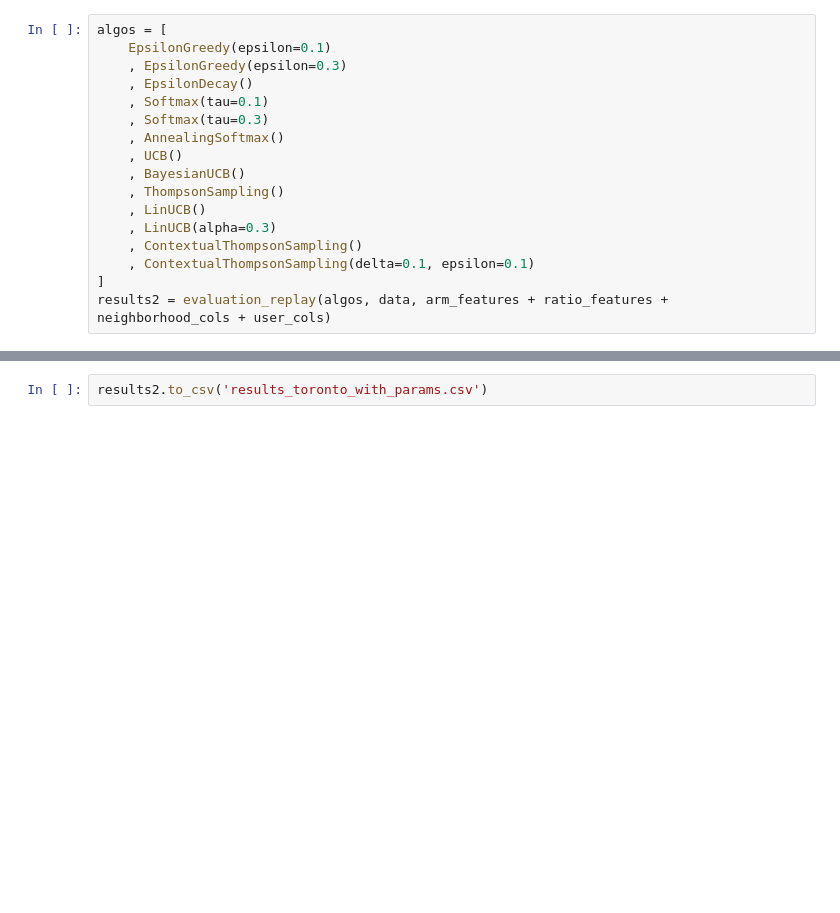
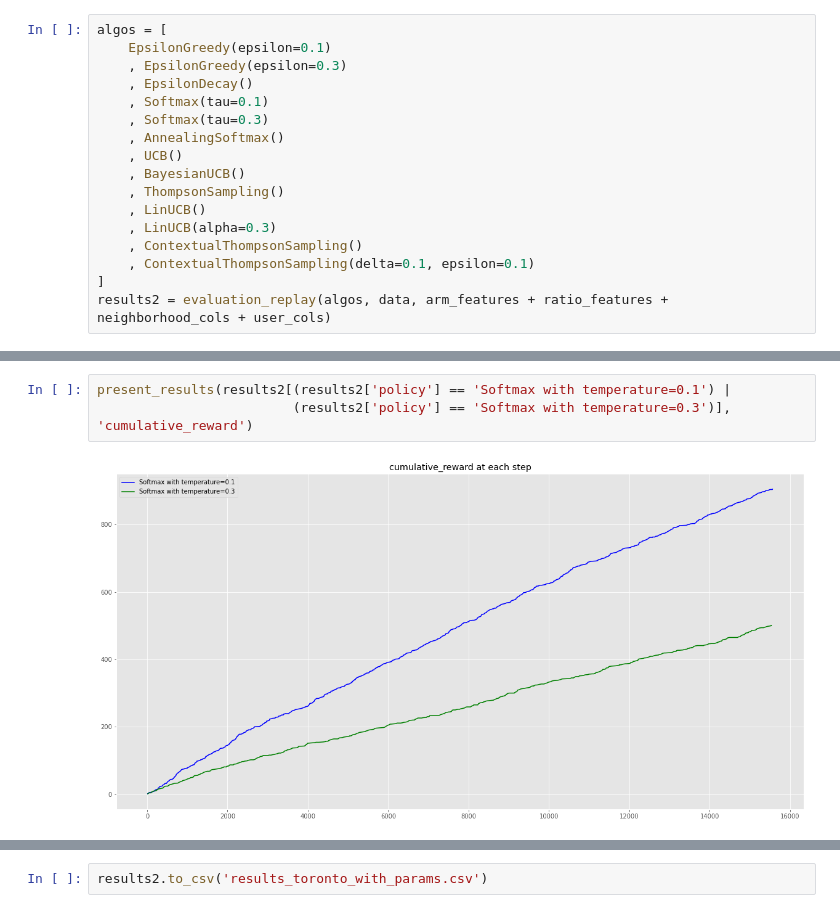
Before and after one commit to raychng/bt4014-project, a Jupyter notebook: bandits_toronto.ipynb, the cells around one changed output, grey strips where cells are left out. Drawn from its saved outputs; the diff is of its cells as text; blank space fills up the shorter version.

```diff
--- a/bandits_toronto.ipynb
+++ b/bandits_toronto.ipynb
@@ -640,0 +654,5 @@ present_results(results2, 'cumulative_reward')
+# %%
+present_results(results2[(results2['policy'] == 'Softmax with temperature=0.1') |
+                         (results2['policy'] == 'Softmax with temperature=0.3')], 'cumulative_reward')
+# %% [output]
+[figure, added]
```
Also changed, not shown: parts of 9 cells of this notebook.
